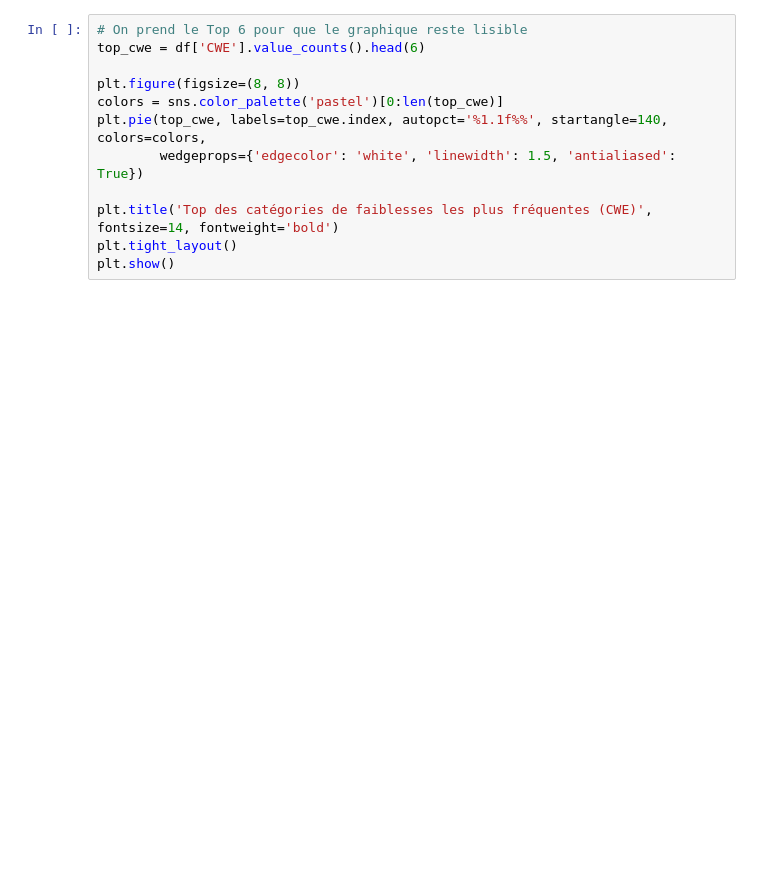
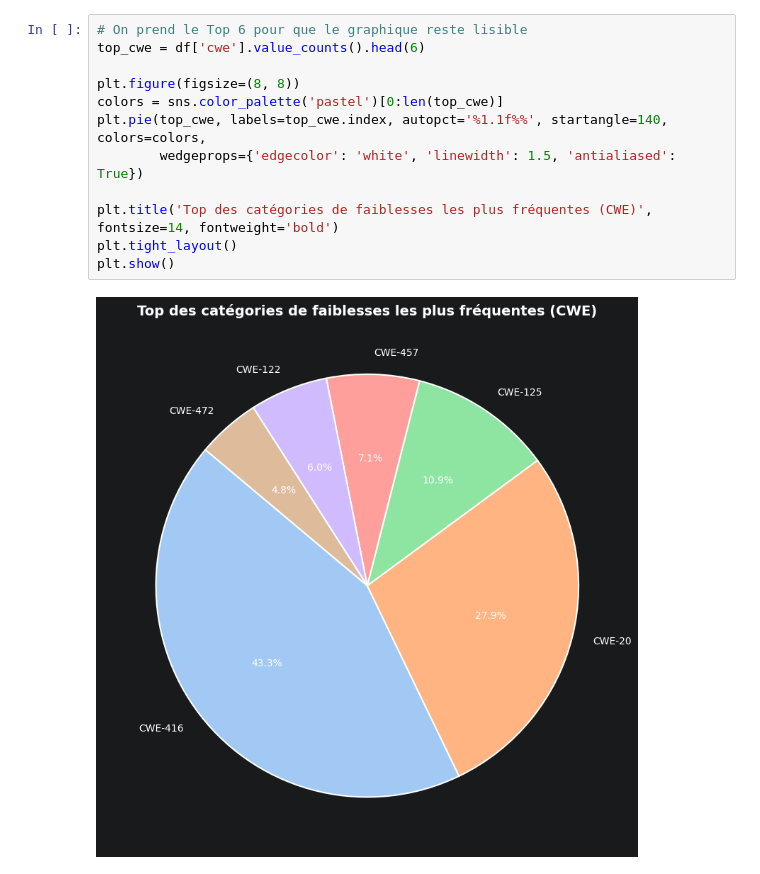
Before and after one commit to Gaellecourr/ProjetFinalAtelierData, a Jupyter notebook: Visualizations.ipynb, the cells around one changed output. Cells and saved outputs as stored; diff of their text form; blank space fills up the shorter version.

```diff
--- a/Visualizations.ipynb
+++ b/Visualizations.ipynb
@@ -85,14 +132,16 @@ plt.show()
 # %%
 # On prend le Top 6 pour que le graphique reste lisible
-top_cwe = df['CWE'].value_counts().head(6)
+top_cwe = df['cwe'].value_counts().head(6)
 
 plt.figure(figsize=(8, 8))
 colors = sns.color_palette('pastel')[0:len(top_cwe)]
 plt.pie(top_cwe, labels=top_cwe.index, autopct='%1.1f%%', startangle=140, colors=colors,
         wedgeprops={'edgecolor': 'white', 'linewidth': 1.5, 'antialiased': True})
 
 plt.title('Top des catégories de faiblesses les plus fréquentes (CWE)', fontsize=14, fontweight='bold')
 plt.tight_layout()
 plt.show()
+# %% [output]
+[figure, added]
 # %%
 plt.figure(figsize=(11, 5))
```
Also changed, not shown: parts of 10 cells of this notebook.
